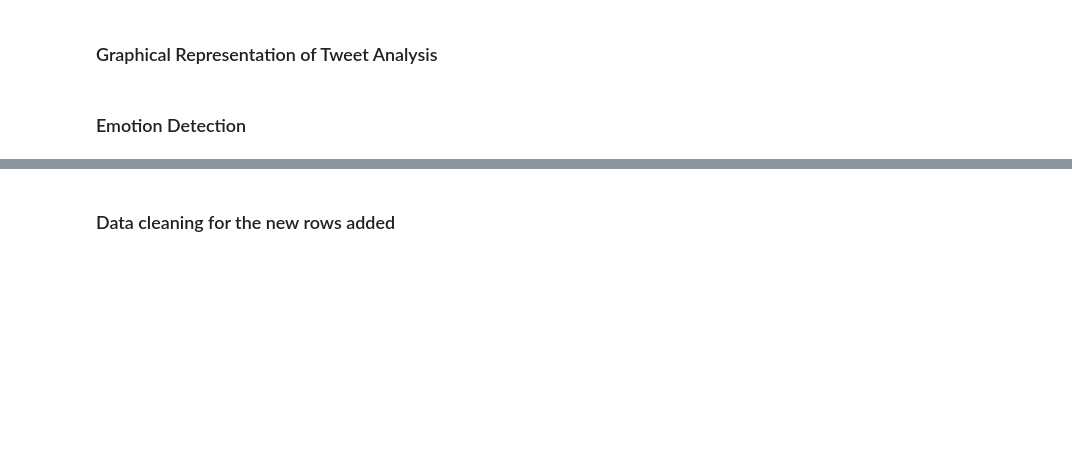
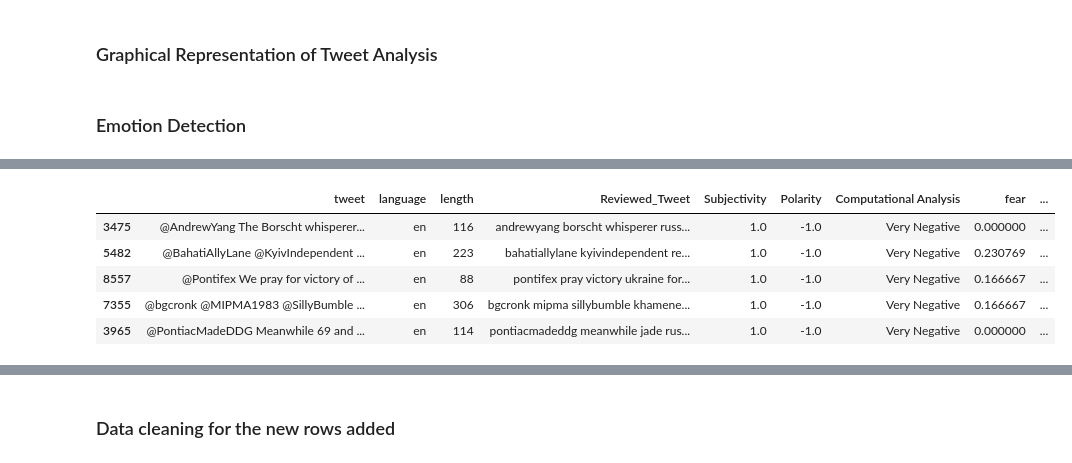
Before and after one commit to yeeshuennteo/MY-DAC-Curriculum, a Jupyter notebook: DAC-008_Intro_To_NLP/DAC-008_Sentiment_Analysis_1_Student.ipynb, the cells around one changed output, grey strips where cells are left out. Drawn from its saved outputs; the diff is of its cells as text; code cells hidden in the pictures; blank space fills up the shorter version.

```diff
--- a/DAC-008_Intro_To_NLP/DAC-008_Sentiment_Analysis_1_Student.ipynb
+++ b/DAC-008_Intro_To_NLP/DAC-008_Sentiment_Analysis_1_Student.ipynb
@@ -461,0 +529,9 @@ fig.show()
+# %%
+sort_data.head(5)
+# %% [output]
+|  | tweet | language | length | Reviewed_Tweet | Subjectivity | Polarity | Computational Analysis | fear | ... |
+| 3475 | @AndrewYang The Borscht whisperer... | en | 116 | andrewyang borscht whisperer russ... | 1.0 | -1.0 | Very Negative | 0.000000 | ... |
+| 5482 | @BahatiAllyLane @KyivIndependent ... | en | 223 | bahatiallylane kyivindependent re... | 1.0 | -1.0 | Very Negative | 0.230769 | ... |
+| 8557 | @Pontifex We pray for victory of ... | en | 88 | pontifex pray victory ukraine for... | 1.0 | -1.0 | Very Negative | 0.166667 | ... |
+| 7355 | @bgcronk @MIPMA1983 @SillyBumble ... | en | 306 | bgcronk mipma sillybumble khamene... | 1.0 | -1.0 | Very Negative | 0.166667 | ... |
+| 3965 | @PontiacMadeDDG Meanwhile 69 and ... | en | 114 | pontiacmadeddg meanwhile jade rus... | 1.0 | -1.0 | Very Negative | 0.000000 | ... |
```
Also changed, not shown: parts of 31 cells of this notebook, 1 other file.
